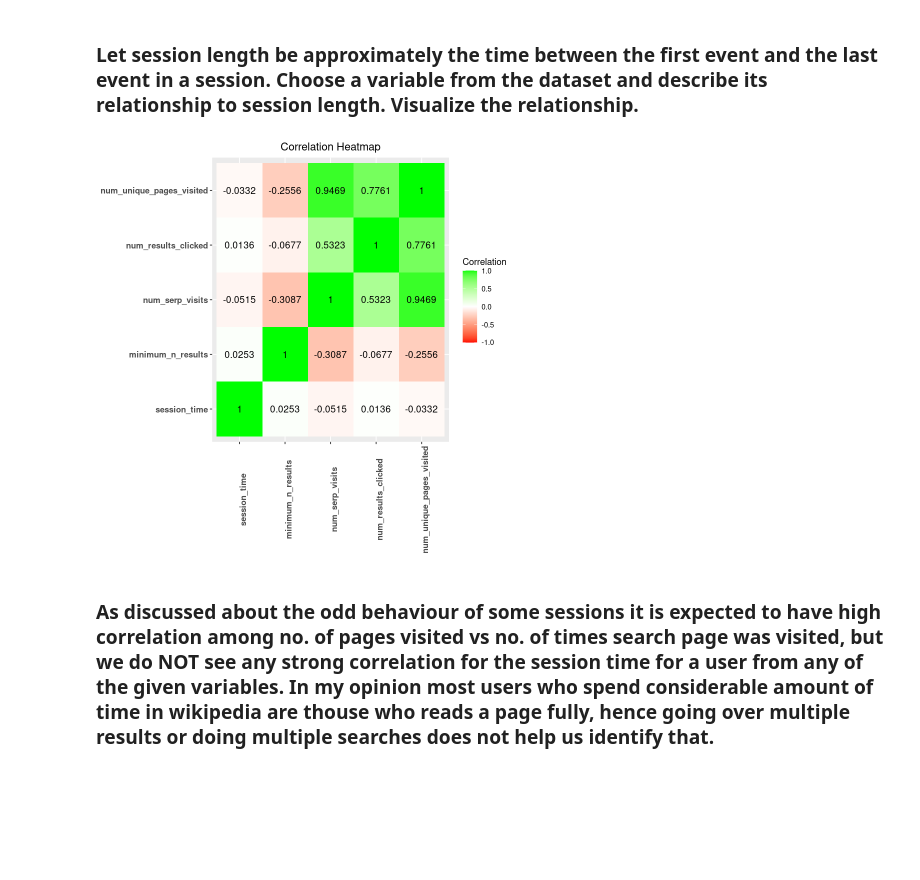
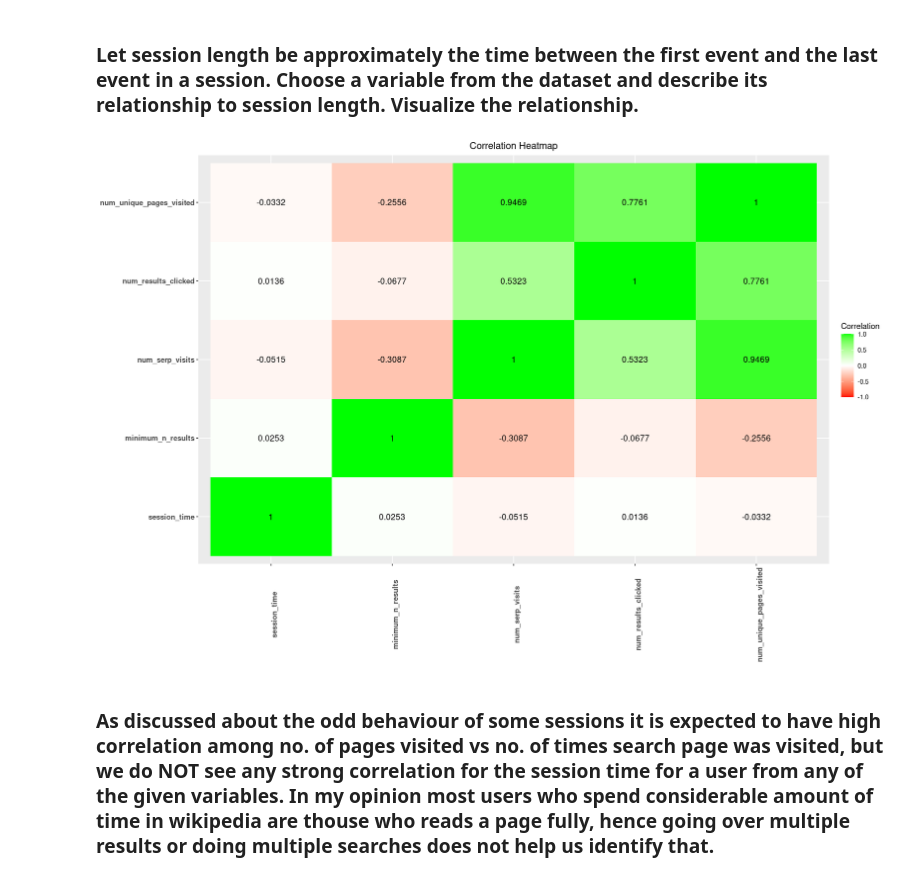
Before and after one commit to devarajphukan/wikimedia-discovery-analysis, a Jupyter notebook: explore.ipynb, the cells around one changed output. Saved outputs shown, nothing was run; the diff lists cells and outputs as text; code cells hidden in the pictures; blank space fills up the shorter version.

```diff
--- a/explore.ipynb
+++ b/explore.ipynb
@@ -256,19 +258,20 @@ correlation_matrix = events_session_group %>%
          num_results_clicked, num_unique_pages_visited) %>%
   cor() %>% round(4) %>% melt()
 # %%
+options(repr.plot.width=15, repr.plot.height=10)
 ggplot(data = correlation_matrix, aes(x=Var1, y=Var2, fill=value)) +
   geom_tile() +
   geom_text(aes(Var2, Var1, label = value), color = "black", size = 4) +
   scale_fill_gradient2(low = "red", high = "green",
                        midpoint = 0, limit = c(-1,1), space = "Lab",
                        name="Correlation") +
   theme( axis.title.x = element_blank(), axis.title.y = element_blank(),
          axis.text.x = element_text(angle = 90, face = "bold", size = 10),
          axis.text.y = element_text(face = "bold", size = 10),
          plot.title = element_text(hjust = 0.5)) +
   ggtitle("Correlation Heatmap")
 # %% [output]
-[figure, old version]
+[figure, new version]
 # %% [markdown]
 ### As discussed about the odd behaviour of some sessions it is expected to have high correlation among no. of pages visited vs no. of times search page was visited, but we do NOT see any strong correlation for the session time for a user from any of the given variables. In my opinion most users who spend considerable amount of time in wikipedia are thouse who reads a page fully, hence going over multiple results or doing multiple searches does not help us identify that.
 # %% [markdown]
```
Also changed, not shown: parts of 3 cells of this notebook.
